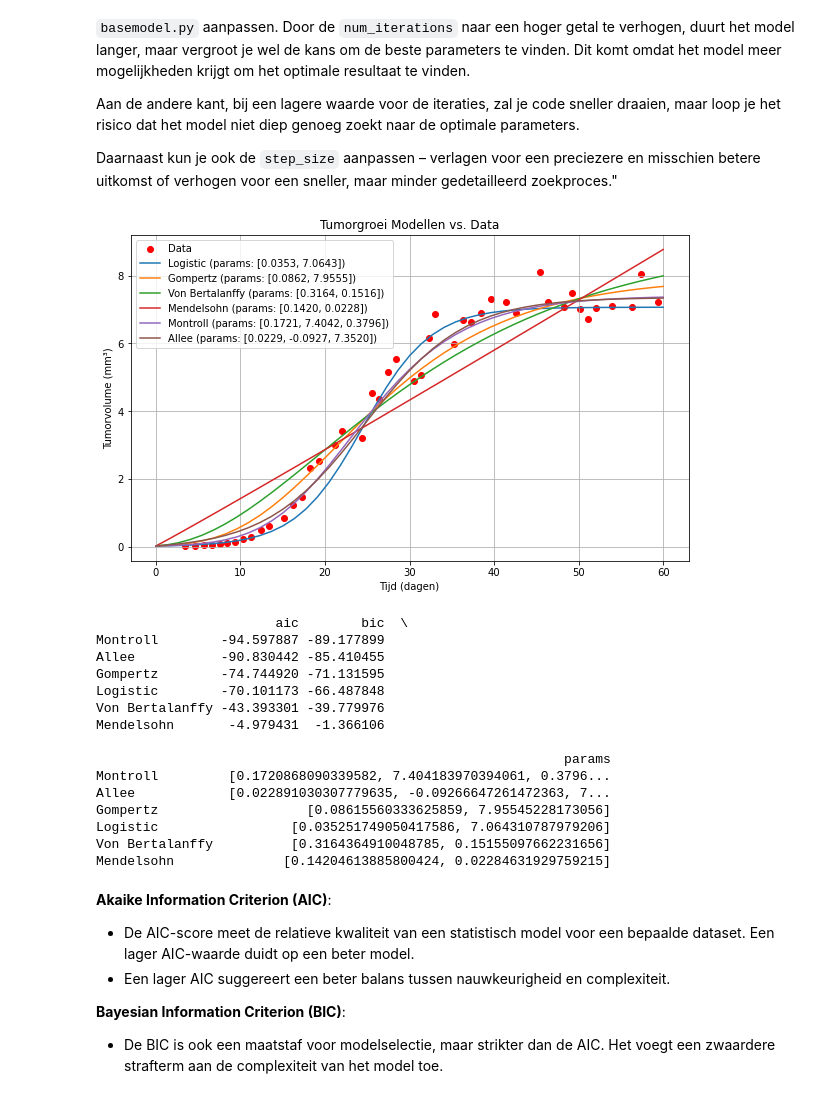
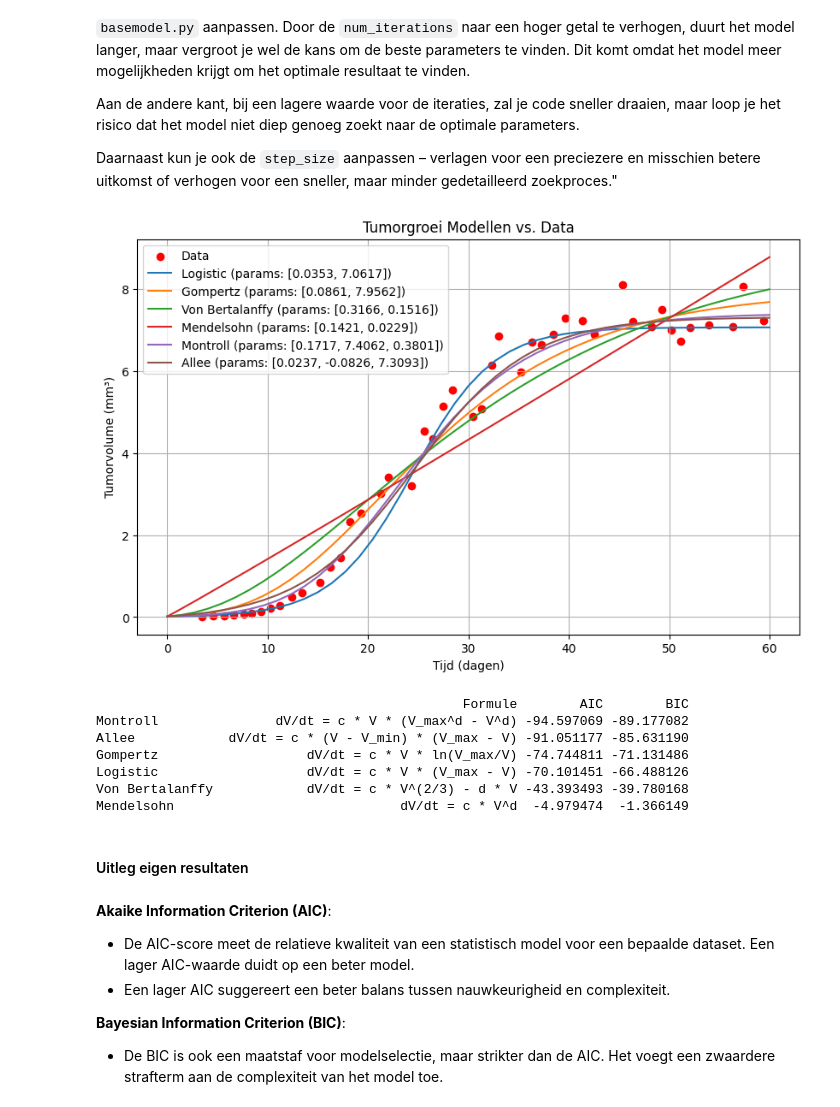
Before and after one commit to Jort20/differentiaalvergelijkingen, a Jupyter notebook: model/toelichting.ipynb, the cells around one changed output. Drawn from its saved outputs; the diff is of its cells as text; code cells hidden in the pictures.

```diff
--- a/model/toelichting.ipynb
+++ b/model/toelichting.ipynb
@@ -307,50 +303,44 @@ models = {
     'Gompertz': (GompertzModel, [0.11, 7.5]),
     'Von Bertalanffy': (VonBertalanffyModel, [0.5, 0.2]),
     'Mendelsohn': (MendelsohnModel, [0.01, 0.1]),
     'Montroll': (MontrollModel, [0.01, 8, 0.1]),
     'Allee': (AlleeModel, [0.05, 0, 7.5])
 }
 
 # Modelvergelijking
 results = evaluator.compare_models(models, t_forecast)
 
 # Visualiseer de resultaten
 plt.figure(figsize=(10, 6))
 plt.scatter(t_data, V_data, color="red", label="Data")
 
 for model_name, result in results.items():
     params = result['params']
     param_str = ", ".join([f"{p:.4f}" for p in params])
     plt.plot(t_forecast, result['V_sim'], label=f"{model_name} (params: [{param_str}])")
 
 plt.title("Tumorgroei Modellen vs. Data")
 plt.xlabel("Tijd (dagen)")
 plt.ylabel("Tumorvolume (mm³)")
 plt.legend()
 plt.grid(True)
 plt.show()
 
 
 df = pd.DataFrame.from_dict(results, orient='index')
-df = df[['aic', 'bic', 'params']].sort_values(by='aic')
+df = df[['Formule','AIC', 'BIC']].sort_values(by='AIC')
 print(df)
 # %% [output]
-[figure, old version]
+[figure, new version]
-                       aic        bic  \
-Montroll        -94.597887 -89.177899
-Allee           -90.830442 -85.410455
-Gompertz        -74.744920 -71.131595
-Logistic        -70.101173 -66.487848
-Von Bertalanffy -43.393301 -39.779976
-Mendelsohn       -4.979431  -1.366106
-
-                                                            params
-Montroll         [0.1720868090339582, 7.404183970394061, 0.3796...
-Allee            [0.022891030307779635, -0.09266647261472363, 7...
-Gompertz                   [0.08615560333625859, 7.95545228173056]
-Logistic                 [0.035251749050417586, 7.064310787979206]
-Von Bertalanffy          [0.3164364910048785, 0.15155097662231656]
-Mendelsohn              [0.14204613885800424, 0.02284631929759215]
+                                               Formule        AIC        BIC
+Montroll               dV/dt = c * V * (V_max^d - V^d) -94.597069 -89.177082
+Allee            dV/dt = c * (V - V_min) * (V_max - V) -91.051177 -85.631190
+Gompertz                   dV/dt = c * V * ln(V_max/V) -74.744811 -71.131486
+Logistic                   dV/dt = c * V * (V_max - V) -70.101451 -66.488126
+Von Bertalanffy            dV/dt = c * V^(2/3) - d * V -43.393493 -39.780168
+Mendelsohn                             dV/dt = c * V^d  -4.979474  -1.366149
+# %% [markdown]
+#### Uitleg eigen resultaten
 # %% [markdown]
 **Akaike Information Criterion (AIC)**:
 - De AIC-score meet de relatieve kwaliteit van een statistisch model voor een bepaalde dataset. Een lager AIC-waarde duidt op een beter model.
```
Also changed, not shown: parts of 8 cells of this notebook.
